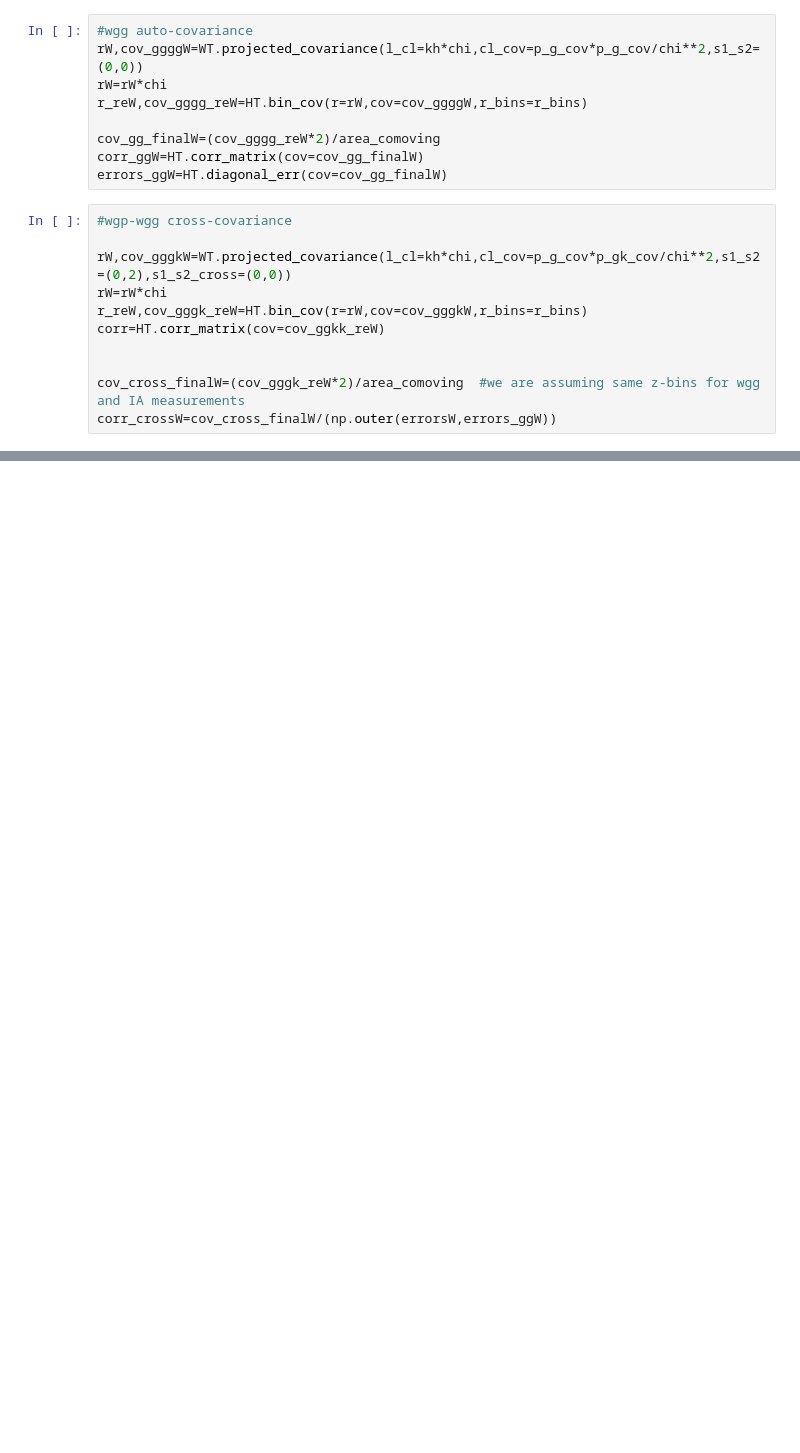
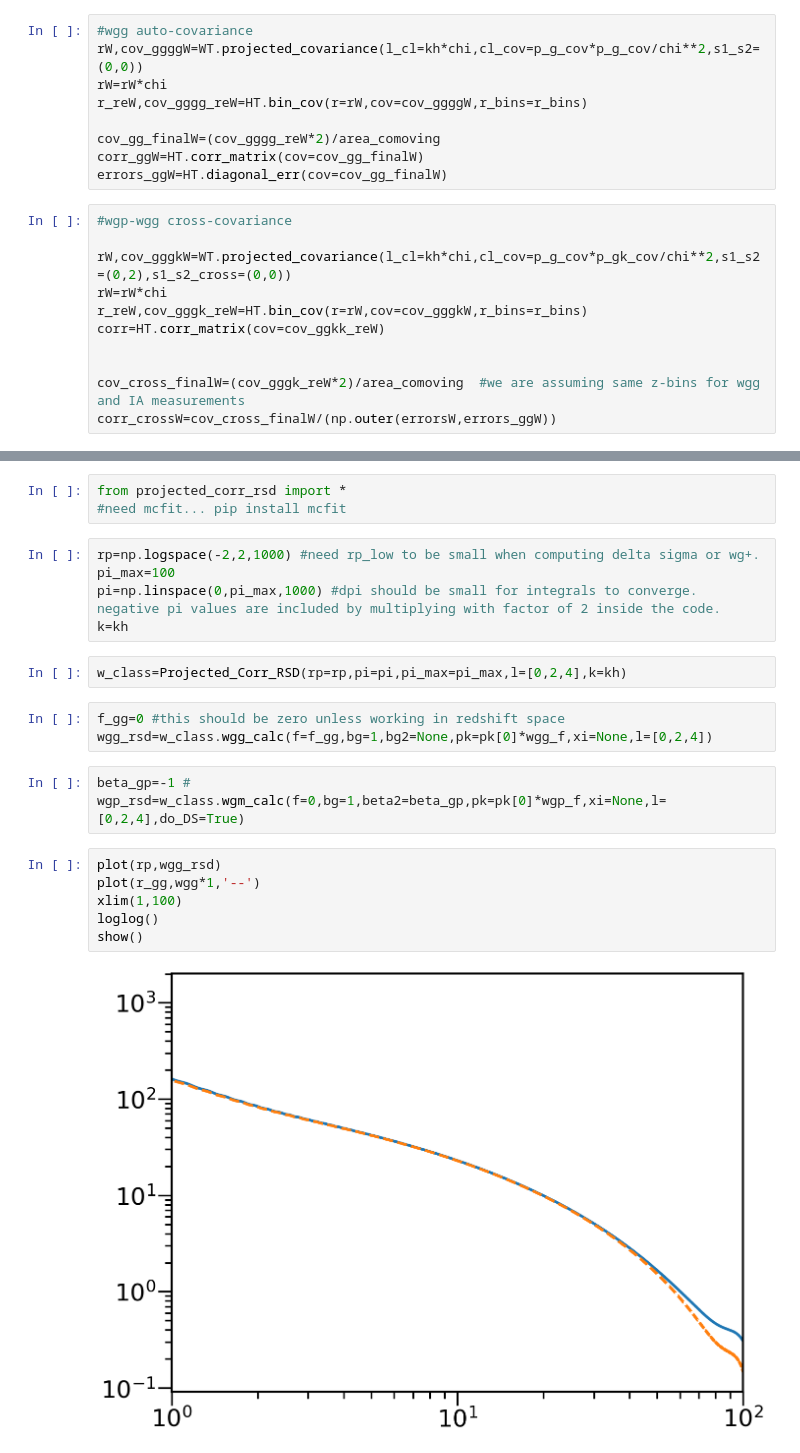
Before and after one commit to sukhdeep2/Public-code, a Jupyter notebook: Hankel_transform/IA models.ipynb, the cells around one changed output, grey strips where cells are left out. Cells and saved outputs as stored; diff of their text form; blank space fills up the shorter version.

```diff
--- a/Hankel_transform/IA models.ipynb
+++ b/Hankel_transform/IA models.ipynb
@@ -451,0 +451,24 @@ show()
+# %%
+from projected_corr_rsd import *
+#need mcfit... pip install mcfit
+# %%
+rp=np.logspace(-2,2,1000) #need rp_low to be small when computing delta sigma or wg+.
+pi_max=100
+pi=np.linspace(0,pi_max,1000) #dpi should be small for integrals to converge. negative pi values are included by multiplying with factor of 2 inside the code.
+k=kh
+# %%
+w_class=Projected_Corr_RSD(rp=rp,pi=pi,pi_max=pi_max,l=[0,2,4],k=kh)
+# %%
+f_gg=0 #this should be zero unless working in redshift space
+wgg_rsd=w_class.wgg_calc(f=f_gg,bg=1,bg2=None,pk=pk[0]*wgg_f,xi=None,l=[0,2,4])
+# %%
+beta_gp=-1 #
+wgp_rsd=w_class.wgm_calc(f=0,bg=1,beta2=beta_gp,pk=pk[0]*wgp_f,xi=None,l=[0,2,4],do_DS=True)
+# %%
+plot(rp,wgg_rsd)
+plot(r_gg,wgg*1,'--')
+xlim(1,100)
+loglog()
+show()
+# %% [output]
+[figure, added]
```
Also changed, not shown: parts of 22 cells of this notebook, 1 other file.
